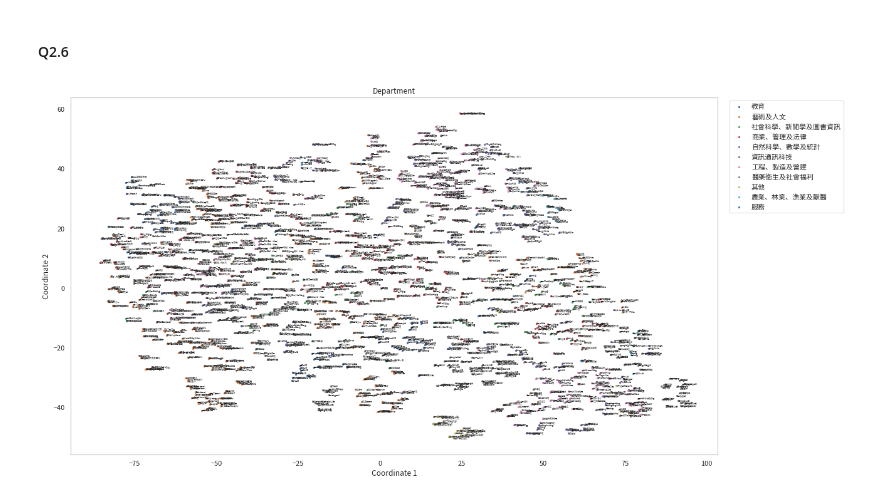
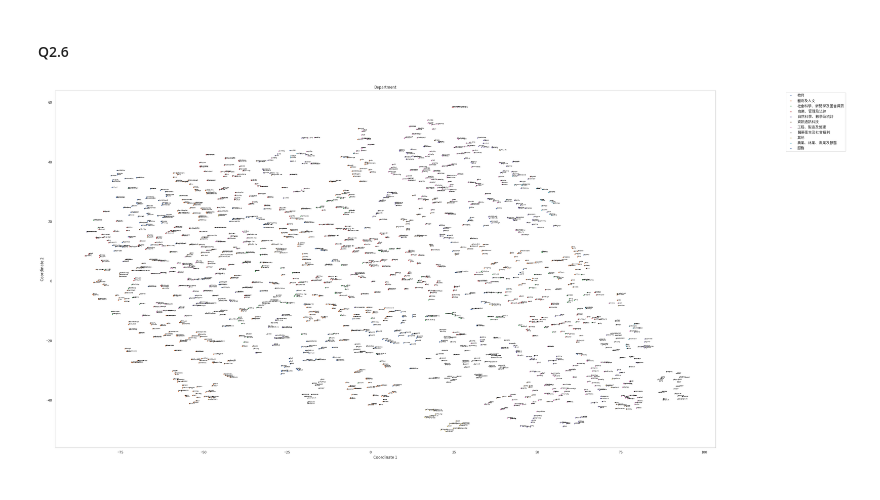
Before and after one commit to shaoyu0966/SLDL, a Jupyter notebook: hw3/hw3.ipynb, the cells around one changed output. Saved outputs shown, nothing was run; the diff lists cells and outputs as text; code cells hidden in the pictures.

Commit message:
Q2.6 modify image size

```diff
--- a/hw3/hw3.ipynb
+++ b/hw3/hw3.ipynb
@@ -805,23 +805,23 @@ t-SNE models with Cosine and Jaccard metric show several clusters. These models
 # %%
 plt.rcParams['font.family'] = ['Noto Sans CJK JP']
 plt.rcParams['font.size'] = 3
 dep = colname_df['depname'].to_numpy()
 plt.grid(b=None)
 fig = plt.gcf()
-fig.set_size_inches(18.5, 10.5)
+fig.set_size_inches(36, 20)
 
 for c in set(category):
     x = proj_tsne_cos[(category == c), 0]
     y = proj_tsne_cos[(category == c), 1]
     plt.scatter(x, y, label=category_levels[c], s=5)
     plt.title(f'Department')
     plt.xlabel(f'Coordinate 1')
     plt.ylabel(f'Coordinate 2')
     plt.legend(loc='upper right', bbox_to_anchor=(1.2, 1))
 
     for i, txt in enumerate(dep[(category == c)]):
         plt.annotate(txt, (x[i], y[i]))
 
-fig.savefig('Q2_6.png', dpi=1080)
+fig.savefig('Q2_6.jpg', dpi=720)
 # %% [output]
-[figure, old version]
+[figure, new version]
```
Also changed, not shown: 2 other files.
